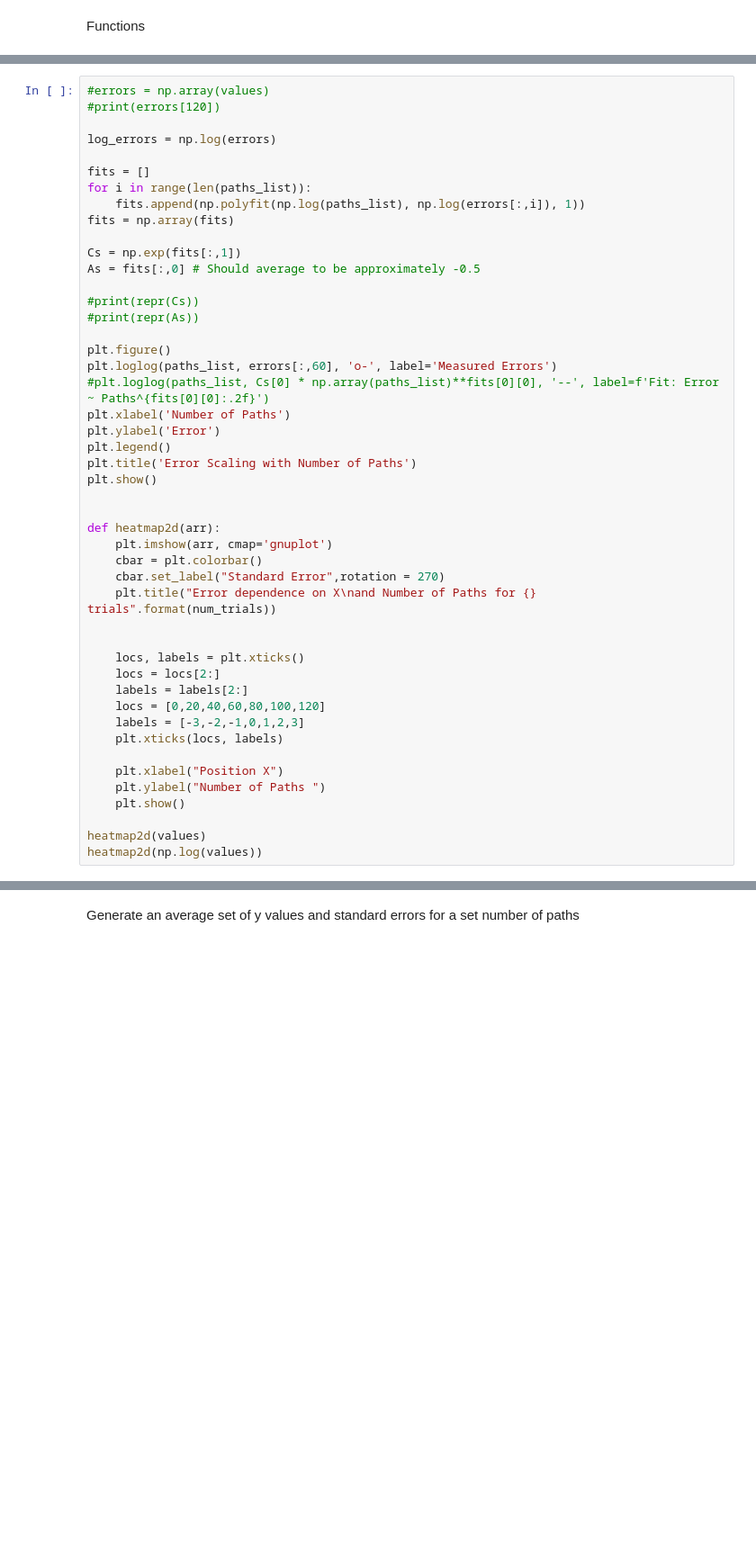
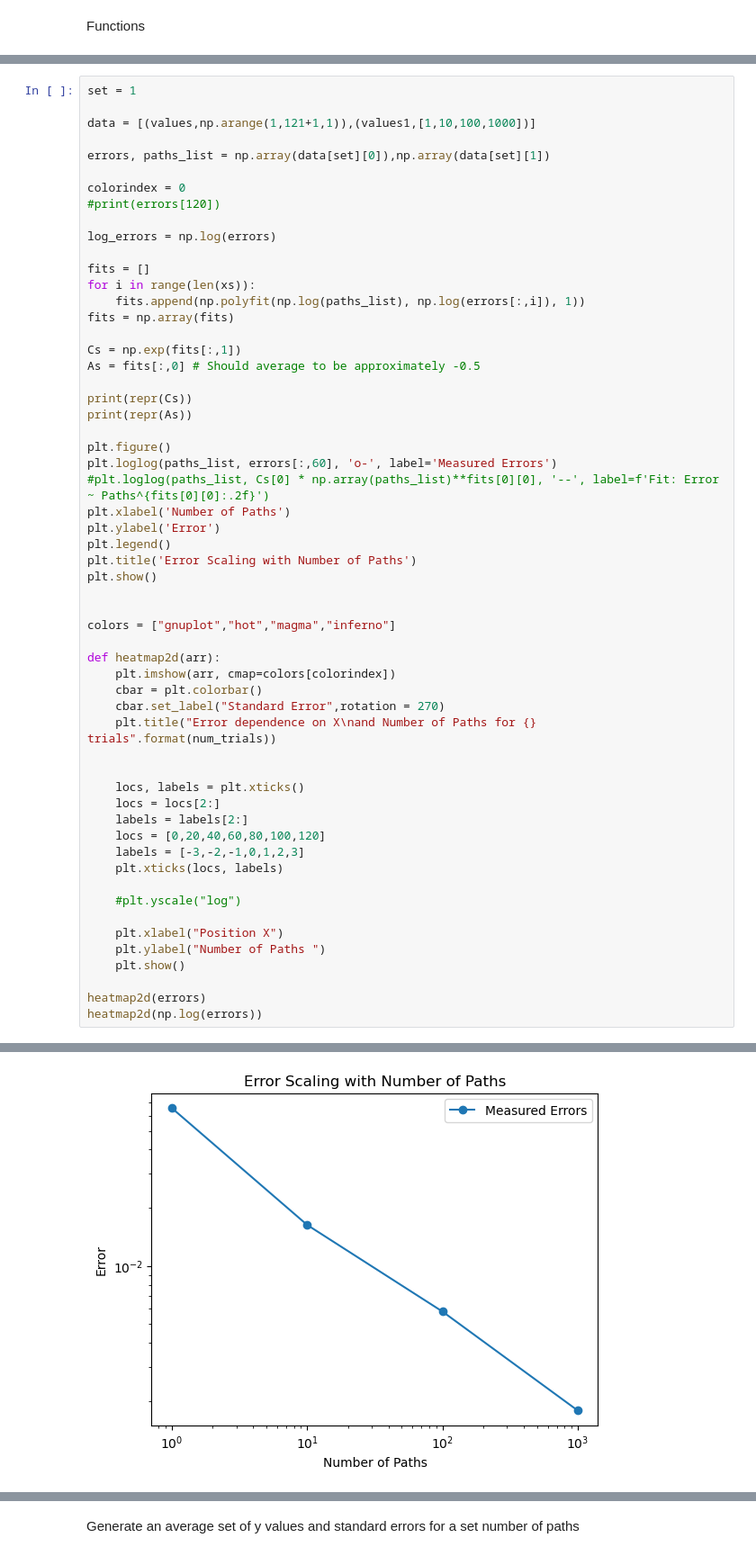
Before and after one commit to Wildeofthewest1/ProjectRepo, a Jupyter notebook: FeynmanPathIntegralJUPYTER.ipynb, the cells around one changed output, grey strips where cells are left out. Shown at 90% size. Saved outputs shown, nothing was run; the diff lists cells and outputs as text; blank space fills up the shorter version.

Commit message:
new errors

```diff
--- a/FeynmanPathIntegralJUPYTER.ipynb
+++ b/FeynmanPathIntegralJUPYTER.ipynb
@@ -3791,19 +3915,25 @@ values = ([8.63652542e-06, 9.96603027e-06, 1.37212462e-05, 1.73234191e-05,
 # %%
-#errors = np.array(values)
+set = 1
+
+data = [(values,np.arange(1,121+1,1)),(values1,[1,10,100,1000])]
+
+errors, paths_list = np.array(data[set][0]),np.array(data[set][1])
+
+colorindex = 0
 #print(errors[120])
 
 log_errors = np.log(errors)
 
 fits = []
-for i in range(len(paths_list)):
+for i in range(len(xs)):
     fits.append(np.polyfit(np.log(paths_list), np.log(errors[:,i]), 1))
 fits = np.array(fits)
 
 Cs = np.exp(fits[:,1])
 As = fits[:,0] # Should average to be approximately -0.5
 
-#print(repr(Cs))
-#print(repr(As))
+print(repr(Cs))
+print(repr(As))
 
 plt.figure()
 plt.loglog(paths_list, errors[:,60], 'o-', label='Measured Errors')
@@ -3815,8 +3945,10 @@ plt.title('Error Scaling with Number of Paths')
 plt.show()
 
 
+colors = ["gnuplot","hot","magma","inferno"]
+
 def heatmap2d(arr):
-    plt.imshow(arr, cmap='gnuplot')
+    plt.imshow(arr, cmap=colors[colorindex])
     cbar = plt.colorbar()
     cbar.set_label("Standard Error",rotation = 270)
     plt.title("Error dependence on X\nand Number of Paths for {} trials".format(num_trials))
@@ -3829,10 +3961,12 @@ def heatmap2d(arr):
     labels = [-3,-2,-1,0,1,2,3]
     plt.xticks(locs, labels)
 
+    #plt.yscale("log")
+
     plt.xlabel("Position X")
     plt.ylabel("Number of Paths ")
     plt.show()
 
-heatmap2d(values)
-heatmap2d(np.log(values))
+heatmap2d(errors)
+heatmap2d(np.log(errors))
 # %% [output]
@@ -3839,0 +3990 @@ TypeError: expected x and y to have same length
+[figure, added]
```
Also changed, not shown: parts of 7 cells of this notebook.
